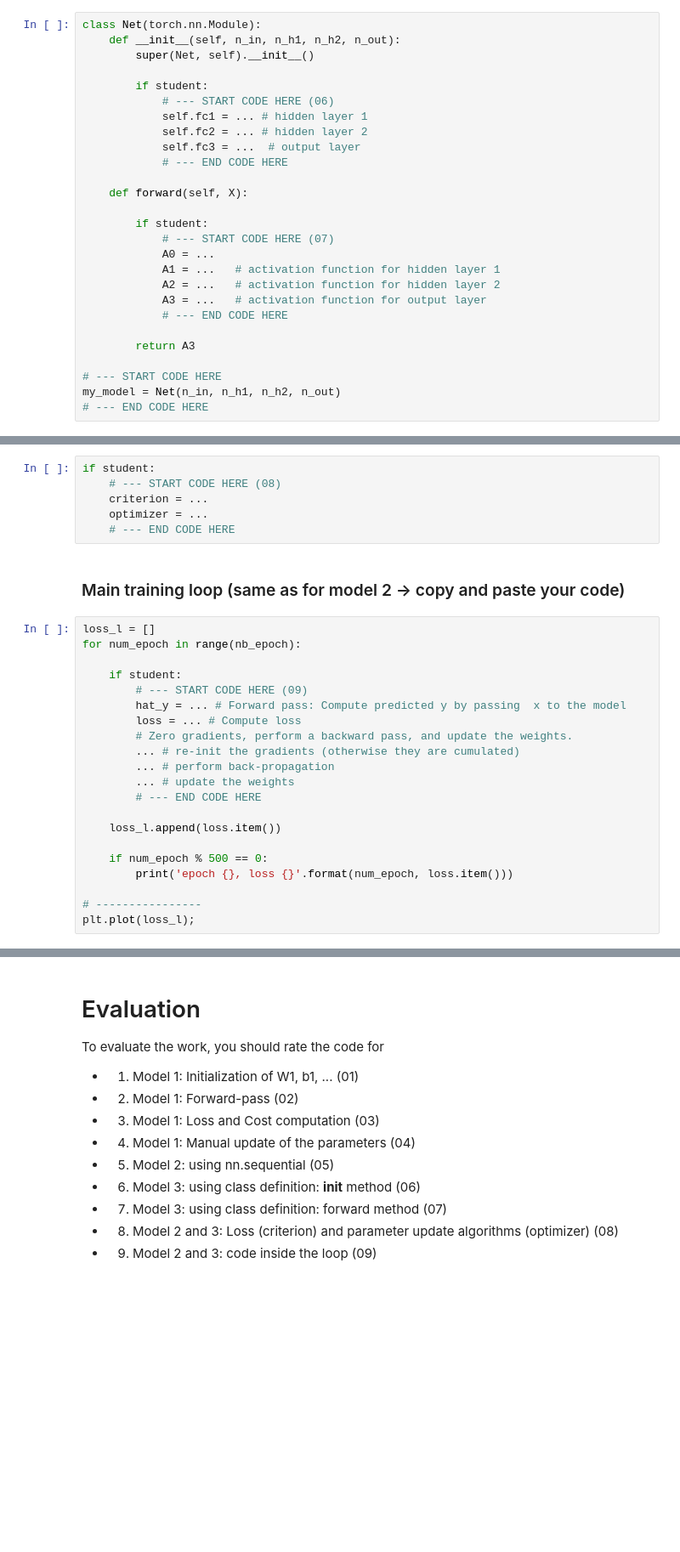
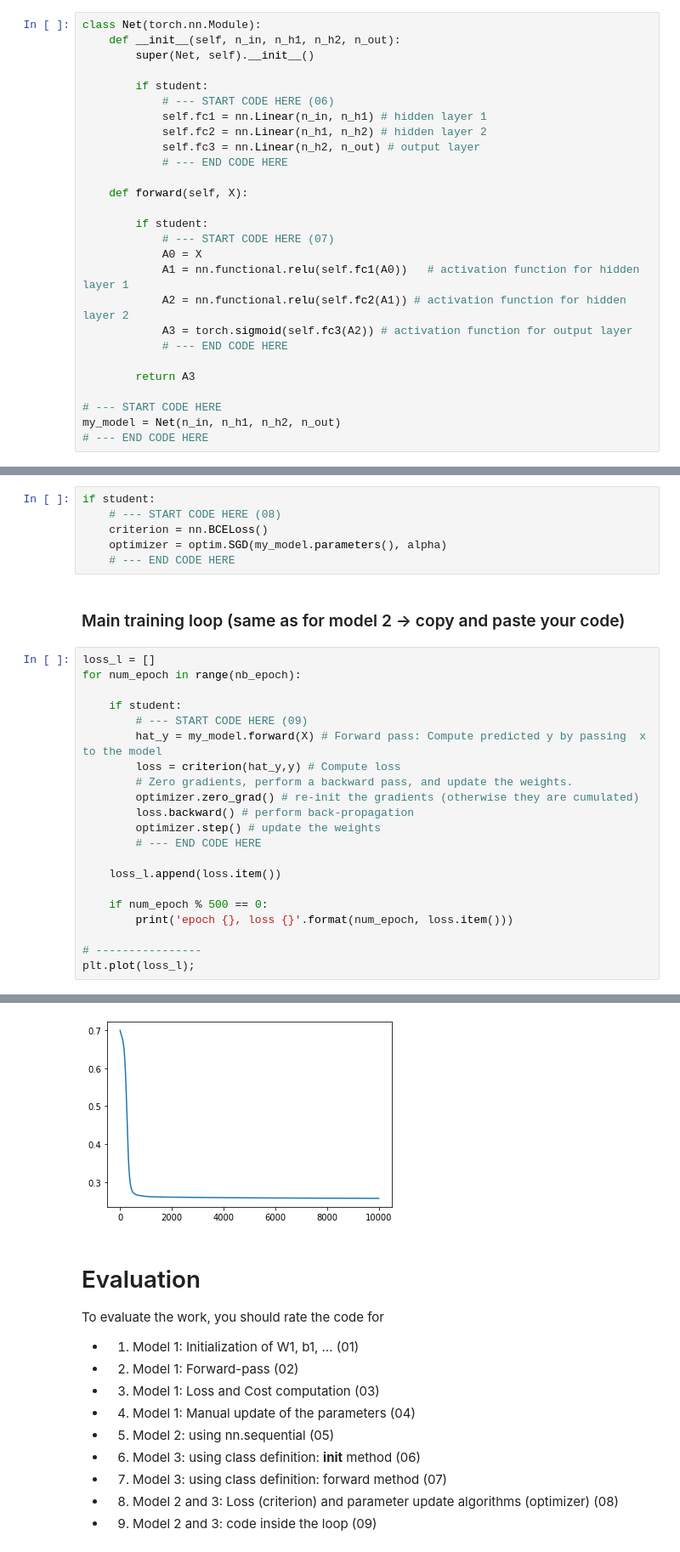
Before and after one commit to alephpi/student, a Jupyter notebook: Lab_DL_MLP__pytorch_model123__2022_09_19__makecircle__student.ipynb, the cells around one changed output, grey strips where cells are left out. Shown at 85% size. Drawn from its saved outputs; the diff is of its cells as text; blank space fills up the shorter version.

```diff
--- a/Lab_DL_MLP__pytorch_model123__2022_09_19__makecircle__student.ipynb
+++ b/Lab_DL_MLP__pytorch_model123__2022_09_19__makecircle__student.ipynb
@@ -300,19 +385,19 @@ class Net(torch.nn.Module):
 
         if student:
             # --- START CODE HERE (06)
-            self.fc1 = ... # hidden layer 1
-            self.fc2 = ... # hidden layer 2
-            self.fc3 = ...  # output layer
+            self.fc1 = nn.Linear(n_in, n_h1) # hidden layer 1
+            self.fc2 = nn.Linear(n_h1, n_h2) # hidden layer 2
+            self.fc3 = nn.Linear(n_h2, n_out) # output layer
             # --- END CODE HERE
 
     def forward(self, X):
 
         if student:
             # --- START CODE HERE (07)
-            A0 = ...
-            A1 = ...   # activation function for hidden layer 1
-            A2 = ...   # activation function for hidden layer 2
-            A3 = ...   # activation function for output layer
+            A0 = X
+            A1 = nn.functional.relu(self.fc1(A0))   # activation function for hidden layer 1
+            A2 = nn.functional.relu(self.fc2(A1)) # activation function for hidden layer 2
+            A3 = torch.sigmoid(self.fc3(A2)) # activation function for output layer
             # --- END CODE HERE
 
         return A3
@@ -325,8 +410,8 @@ my_model = Net(n_in, n_h1, n_h2, n_out)
 # %%
 if student:
     # --- START CODE HERE (08)
-    criterion = ...
-    optimizer = ...
+    criterion = nn.BCELoss()
+    optimizer = optim.SGD(my_model.parameters(), alpha)
     # --- END CODE HERE
 # %% [markdown]
 ### Main training loop (same as for model 2 -> copy and paste your code)
@@ -336,12 +421,12 @@ for num_epoch in range(nb_epoch):
 
     if student:
         # --- START CODE HERE (09)
-        hat_y = ... # Forward pass: Compute predicted y by passing  x to the model
-        loss = ... # Compute loss
+        hat_y = my_model.forward(X) # Forward pass: Compute predicted y by passing  x to the model
+        loss = criterion(hat_y,y) # Compute loss
         # Zero gradients, perform a backward pass, and update the weights.
-        ... # re-init the gradients (otherwise they are cumulated)
-        ... # perform back-propagation
-        ... # update the weights
+        optimizer.zero_grad() # re-init the gradients (otherwise they are cumulated)
+        loss.backward() # perform back-propagation
+        optimizer.step() # update the weights
         # --- END CODE HERE
 
     loss_l.append(loss.item())
@@ -351,3 +436,4 @@ for num_epoch in range(nb_epoch):
 
 # ----------------
 plt.plot(loss_l);
+# %% [output]
@@ -354,3 +460,4 @@ plt.plot(loss_l);
+[figure, added]
 # %% [markdown]
 # Evaluation
 
```
Also changed, not shown: parts of 24 cells of this notebook, 1 other file.
